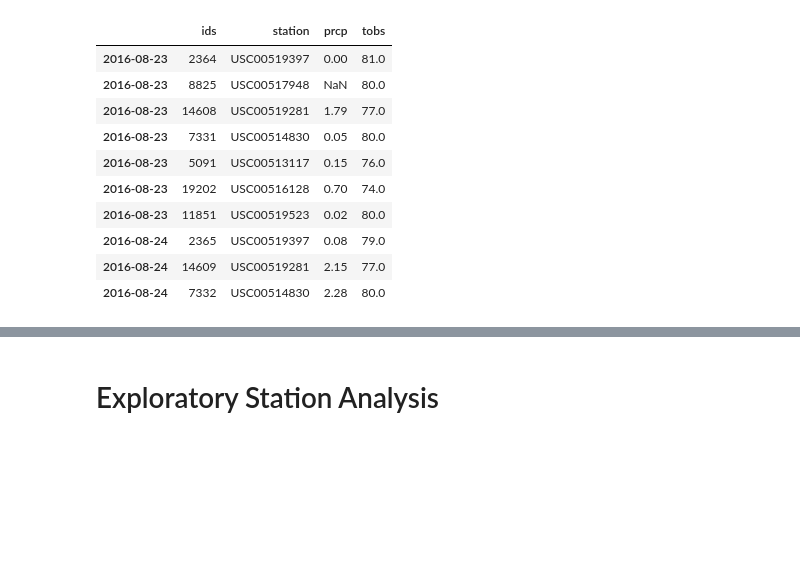
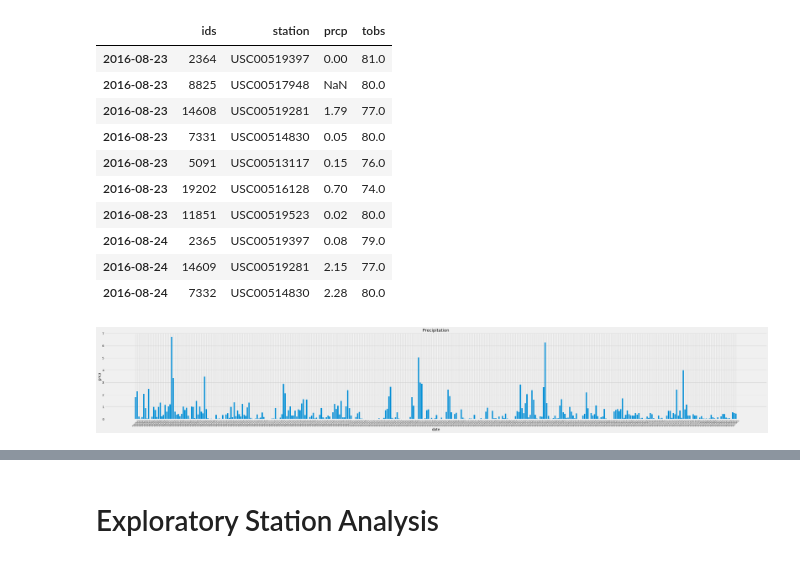
Before and after one commit to ronaldbmz/sqlalchemy-challenge, a Jupyter notebook: climate_starter.ipynb, the cells around one changed output, grey strips where cells are left out. Drawn from its saved outputs; the diff is of its cells as text; code cells hidden in the pictures; blank space fills up the shorter version.

Commit message:
data plottd

```diff
--- a/climate_starter.ipynb
+++ b/climate_starter.ipynb
@@ -117,3 +134,14 @@ data_df.head(10)
 | 2016-08-24 | 2365 | USC00519397 | 0.08 | 79.0 |
 | 2016-08-24 | 14609 | USC00519281 | 2.15 | 77.0 |
 | 2016-08-24 | 7332 | USC00514830 | 2.28 | 80.0 |
+# %%
+# Use Pandas Plotting with Matplotlib to plot the data
+fig, ax = plt.subplots(figsize=(50,7))
+plt.bar(data_df.index.values, data_df['prcp'])
+ax.set_xlabel("date")
+ax.set_ylabel("prcp")
+plt.xticks(rotation='45',fontsize=7)
+ax.set_title("Precipitation")
+plt.show()
+# %% [output]
+[figure, added]
```
Also changed, not shown: parts of 7 cells of this notebook.
